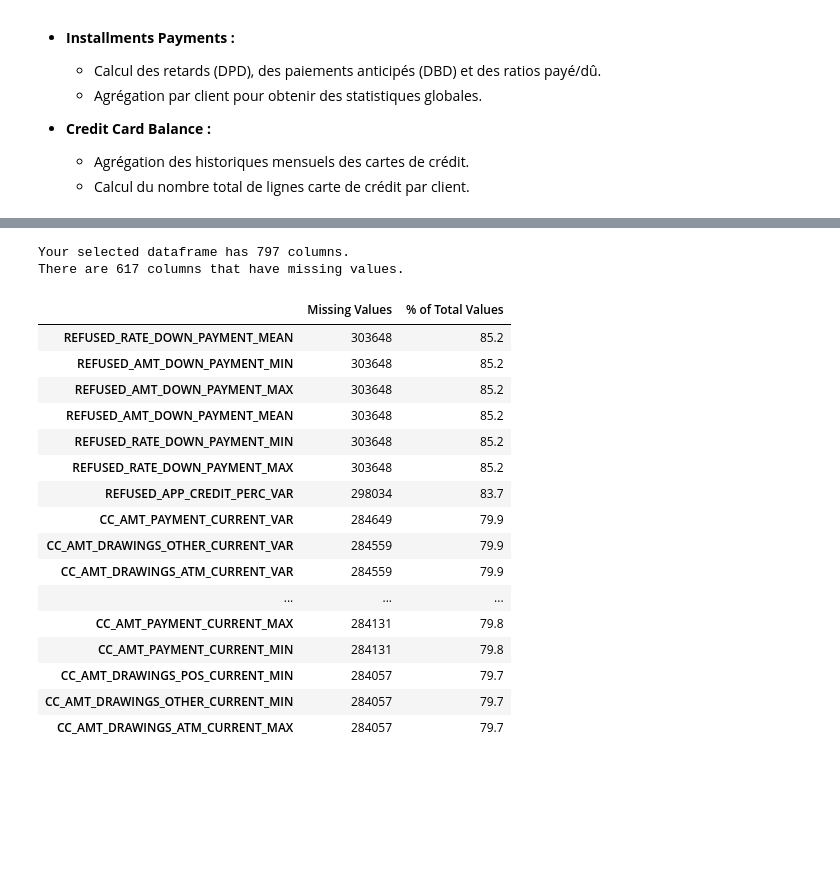
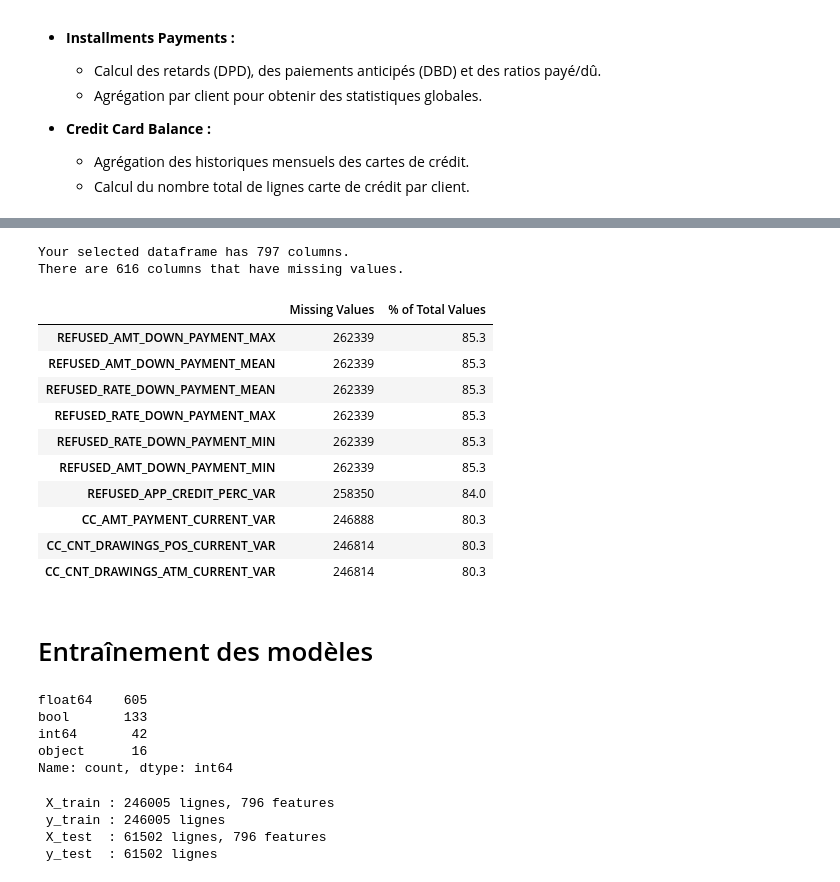
Before and after one commit to sabriatl/Dashboard-Prediction-du-risque-de-defaut-de-paiement, a Jupyter notebook: notebooks_projet/projet_7_notebook.ipynb, the cells around one changed output, grey strips where cells are left out. Drawn from its saved outputs; the diff is of its cells as text; code cells hidden in the pictures; blank space fills up the shorter version.

```diff
--- a/notebooks_projet/projet_7_notebook.ipynb
+++ b/notebooks_projet/projet_7_notebook.ipynb
@@ -490,13 +490,9 @@ def one_hot_encoder(df, nan_as_category = True):
     return df, new_columns
 # %%
 def application_train_test(num_rows = None, nan_as_category = False):
-    # Lire les données train et test
-    df = pd.read_csv('../input/application_train.csv', nrows= num_rows)
-    test_df = pd.read_csv('../input/application_test.csv', nrows= num_rows)
-    print("Train samples: {}, test samples: {}".format(len(df), len(test_df)))
-
-    # Fusionner les deux en un seul dataframe
-    df = pd.concat([df, test_df]).reset_index(drop=True)
+    # Lire uniquement les données d'entraînement
+    df = pd.read_csv('../input/application_train.csv', nrows=num_rows)
+    print("Train samples: {}".format(len(df)))
 
     # Supprimer les 4 valeurs aberrantes où CODE_GENDER == 'XNA'
     df = df[df['CODE_GENDER'] != 'XNA']
@@ -518,9 +514,6 @@ def application_train_test(num_rows = None, nan_as_category = False):
     df['ANNUITY_INCOME_PERC'] = df['AMT_ANNUITY'] / df['AMT_INCOME_TOTAL']
     df['PAYMENT_RATE'] = df['AMT_ANNUITY'] / df['AMT_CREDIT']
 
-    # Nettoyage mémoire
-    del test_df
-    gc.collect()
 
     return df
 # %%
@@ -737,6 +730,15 @@ def build_features(debug=False):
         gc.collect()
 
     return df
+# %%
+def clean_feature_names(df):
+    df.columns = [
+        re.sub(r'[^a-zA-Z0-9_]', '_', col)  # Remplace tout sauf lettres, chiffres et _
+        .replace('__', '_')                  # Évite les doubles __
+        .strip('_')                         # Supprime les _ en début/fin
+        for col in df.columns
+    ]
+    return df
 # %%
 # Pré-processing et Feature Engineering
 with timer("Build all features"):
@@ -752 +754,4 @@ Build all features - done in 148s
+# %%
+# Nettoyage des noms de colonnes
+data_clean = clean_feature_names(data_clean)
 # %%
@@ -767,24 +773,20 @@ data_clean.sample(10)
 # %%
 # Missing values statistics
 missing_values = missing_values_table(data_clean)
-missing_values.head(20)
+missing_values.head(10)
 # %% [output]
 Your selected dataframe has 797 columns.
-There are 617 columns that have missing values.
+There are 616 columns that have missing values.
 |  | Missing Values | % of Total Values |
-| REFUSED_RATE_DOWN_PAYMENT_MEAN | 303648 | 85.2 |
-| REFUSED_AMT_DOWN_PAYMENT_MIN | 303648 | 85.2 |
-| REFUSED_AMT_DOWN_PAYMENT_MAX | 303648 | 85.2 |
-| REFUSED_AMT_DOWN_PAYMENT_MEAN | 303648 | 85.2 |
-| REFUSED_RATE_DOWN_PAYMENT_MIN | 303648 | 85.2 |
-| REFUSED_RATE_DOWN_PAYMENT_MAX | 303648 | 85.2 |
-| REFUSED_APP_CREDIT_PERC_VAR | 298034 | 83.7 |
-| CC_AMT_PAYMENT_CURRENT_VAR | 284649 | 79.9 |
-| CC_AMT_DRAWINGS_OTHER_CURRENT_VAR | 284559 | 79.9 |
-| CC_AMT_DRAWINGS_ATM_CURRENT_VAR | 284559 | 79.9 |
-| ... | ... | ... |
-| CC_AMT_PAYMENT_CURRENT_MAX | 284131 | 79.8 |
-| CC_AMT_PAYMENT_CURRENT_MIN | 284131 | 79.8 |
-| CC_AMT_DRAWINGS_POS_CURRENT_MIN | 284057 | 79.7 |
-| CC_AMT_DRAWINGS_OTHER_CURRENT_MIN | 284057 | 79.7 |
-| CC_AMT_DRAWINGS_ATM_CURRENT_MAX | 284057 | 79.7 |
+| REFUSED_AMT_DOWN_PAYMENT_MAX | 262339 | 85.3 |
+| REFUSED_AMT_DOWN_PAYMENT_MEAN | 262339 | 85.3 |
+| REFUSED_RATE_DOWN_PAYMENT_MEAN | 262339 | 85.3 |
+| REFUSED_RATE_DOWN_PAYMENT_MAX | 262339 | 85.3 |
+| REFUSED_RATE_DOWN_PAYMENT_MIN | 262339 | 85.3 |
+| REFUSED_AMT_DOWN_PAYMENT_MIN | 262339 | 85.3 |
+| REFUSED_APP_CREDIT_PERC_VAR | 258350 | 84.0 |
+| CC_AMT_PAYMENT_CURRENT_VAR | 246888 | 80.3 |
+| CC_CNT_DRAWINGS_POS_CURRENT_VAR | 246814 | 80.3 |
+| CC_CNT_DRAWINGS_ATM_CURRENT_VAR | 246814 | 80.3 |
+# %% [markdown]
+# Entraînement des modèles
@@ -790,0 +807,8 @@ There are 617 columns that have missing values.
+# %%
+X.dtypes.value_counts()
+# %% [output]
+float64    605
+bool       133
+int64       42
+object      16
+Name: count, dtype: int64
@@ -790,0 +820,10 @@ There are 617 columns that have missing values.
+# %%
+print(f" X_train : {X_train.shape[0]} lignes, {X_train.shape[1]} features")
+print(f" y_train : {y_train.shape[0]} lignes")
+print(f" X_test  : {X_test.shape[0]} lignes, {X_test.shape[1]} features")
+print(f" y_test  : {y_test.shape[0]} lignes")
+# %% [output]
+ X_train : 246005 lignes, 796 features
+ y_train : 246005 lignes
+ X_test  : 61502 lignes, 796 features
+ y_test  : 61502 lignes
```
Also changed, not shown: parts of 14 cells of this notebook.
